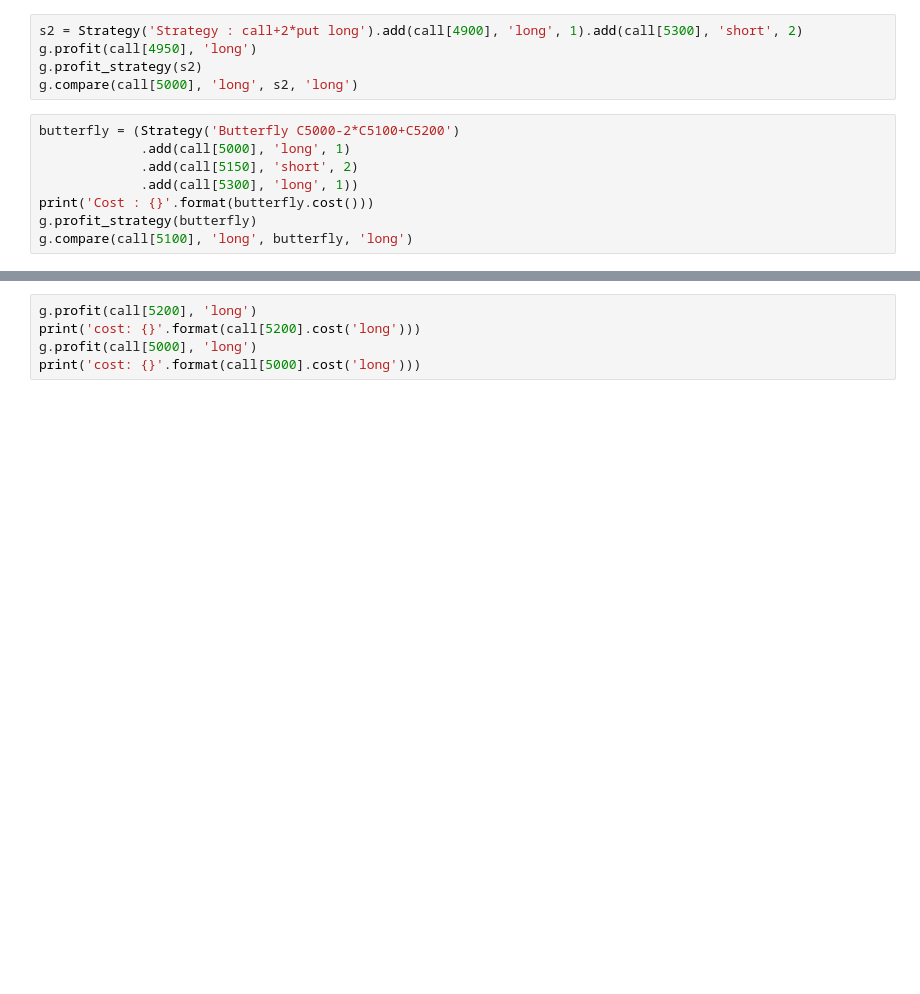
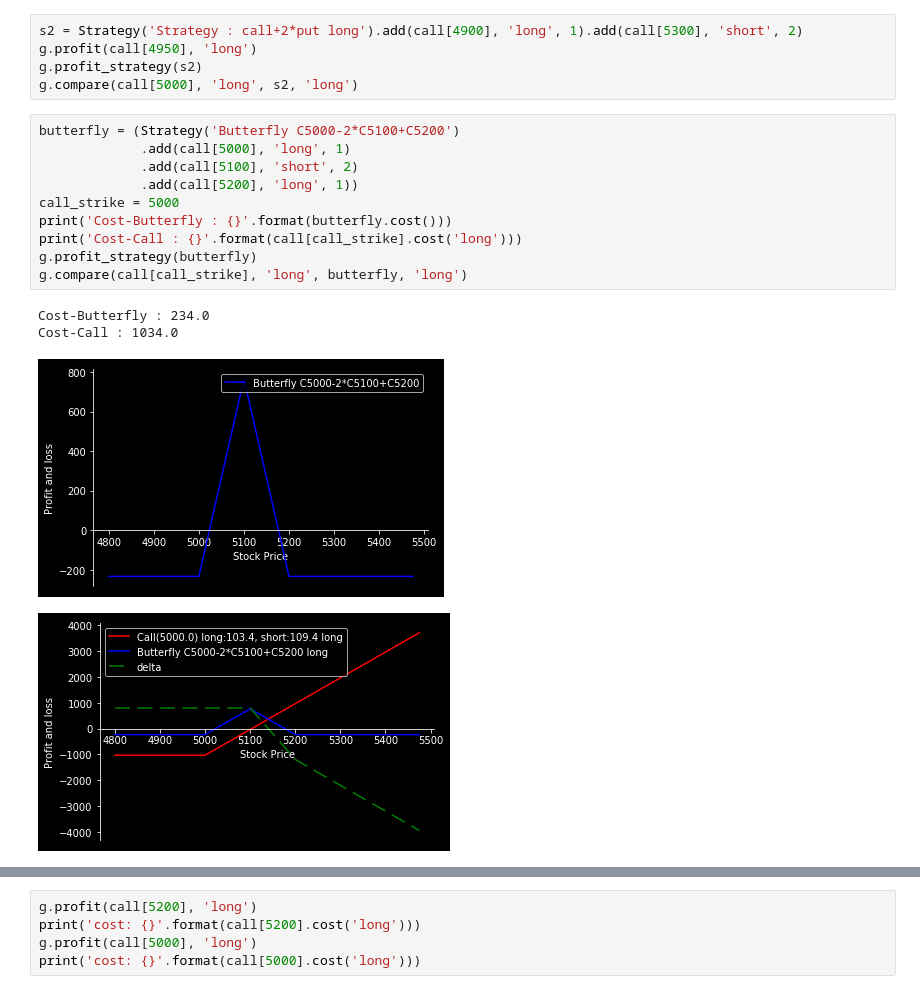
Before and after one commit to splanquart/spoption, a Jupyter notebook: test scrapper.ipynb, the cells around one changed output, grey strips where cells are left out. Cells and saved outputs as stored; diff of their text form; blank space fills up the shorter version.

```diff
--- a/test scrapper.ipynb
+++ b/test scrapper.ipynb
@@ -29,10 +107,17 @@ g.compare(call[5000], 'long', s2, 'long')
 # %%
 butterfly = (Strategy('Butterfly C5000-2*C5100+C5200')
              .add(call[5000], 'long', 1)
-             .add(call[5150], 'short', 2)
-             .add(call[5300], 'long', 1))
-print('Cost : {}'.format(butterfly.cost()))
+             .add(call[5100], 'short', 2)
+             .add(call[5200], 'long', 1))
+call_strike = 5000
+print('Cost-Butterfly : {}'.format(butterfly.cost()))
+print('Cost-Call : {}'.format(call[call_strike].cost('long')))
 g.profit_strategy(butterfly)
-g.compare(call[5100], 'long', butterfly, 'long')
+g.compare(call[call_strike], 'long', butterfly, 'long')
+# %% [output]
+Cost-Butterfly : 234.0
+Cost-Call : 1034.0
+[figure, added]
+[figure, added]
 # %%
 ratio_backspreads = (Strategy('Ratio Backspreads 1C5000+2C5200')
```
Also changed, not shown: parts of 12 cells of this notebook, 3 other files.
